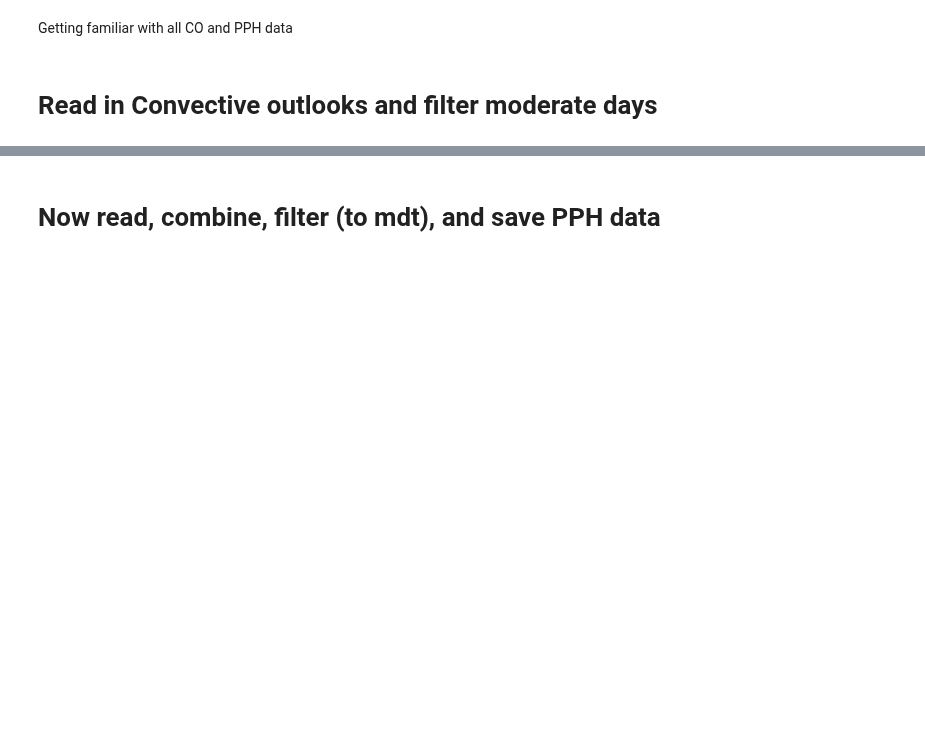
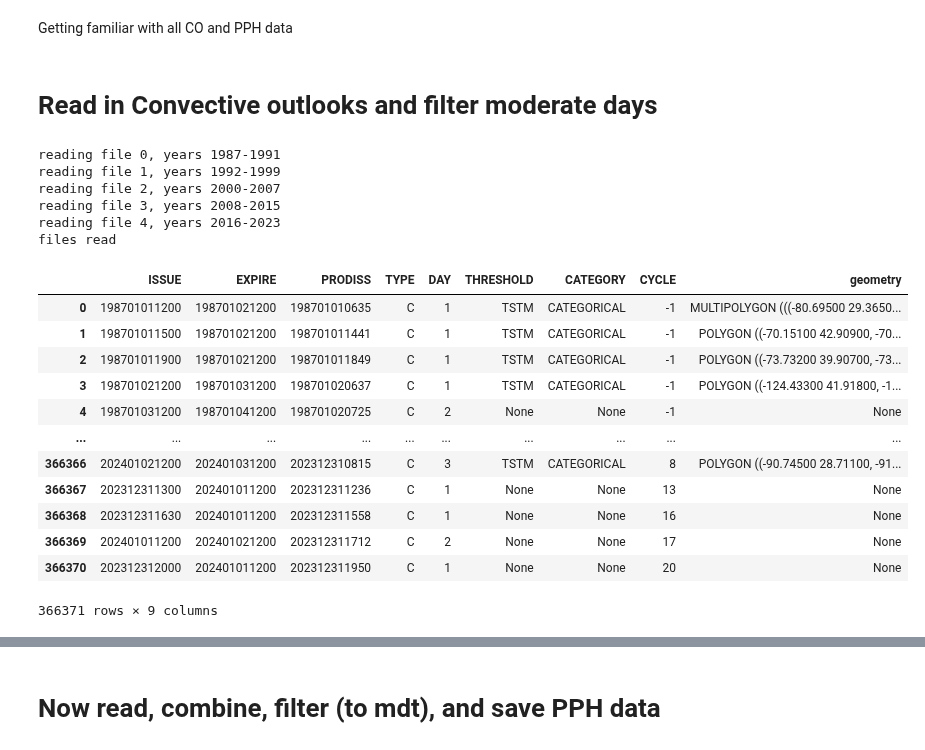
Before and after one commit to milesepstein13/severe-thunderstorm-analysis, a Jupyter notebook: load_data.ipynb, the cells around one changed output, grey strips where cells are left out. Drawn from its saved outputs; the diff is of its cells as text; code cells hidden in the pictures; blank space fills up the shorter version.

```diff
--- a/load_data.ipynb
+++ b/load_data.ipynb
@@ -28,14 +29,38 @@ pph_save_location = 'data/pph'
 # %%
 # Read convective outlooks into outlooks
 year_list = [[1987, 1991], [1992, 1999], [2000, 2007], [2008, 2015], [2016, 2023]]
+outlook_list = []
+
 for years, i in zip(year_list, range(len(year_list))):
-    print('reading file ' + str(i) + ', years ' + str(years[0]) +'-' + str(years[1]))
-    if i == 0:
-        outlooks_original = gp.read_file(outlook_raw_location + '/outlooks_' + str(years[0]) + '01010000_' + str(years[1]) + '12312359')
-    else:
-        outlooks_original = outlooks_original.append(gp.read_file(outlook_raw_location + '/outlooks_' + str(years[0]) + '01010000_' + str(years[1]) + '12312359'))
+    print('reading file ' + str(i) + ', years ' + str(years[0]) + '-' + str(years[1]))
+    gdf = gp.read_file(outlook_raw_location + '/outlooks_' + str(years[0]) + '01010000_' + str(years[1]) + '12312359')
+    outlook_list.append(gdf)
+
+# Concatenate all GeoDataFrames into one
+outlooks_original = pd.concat(outlook_list, ignore_index=True)
+
 print('files read')
 
 outlooks_original
+# %% [output]
+reading file 0, years 1987-1991
+reading file 1, years 1992-1999
+reading file 2, years 2000-2007
+reading file 3, years 2008-2015
+reading file 4, years 2016-2023
+files read
+|  | ISSUE | EXPIRE | PRODISS | TYPE | DAY | THRESHOLD | CATEGORY | CYCLE | geometry |
+| 0 | 198701011200 | 198701021200 | 198701010635 | C | 1 | TSTM | CATEGORICAL | -1 | MULTIPOLYGON (((-80.69500 29.3650... |
+| 1 | 198701011500 | 198701021200 | 198701011441 | C | 1 | TSTM | CATEGORICAL | -1 | POLYGON ((-70.15100 42.90900, -70... |
+| 2 | 198701011900 | 198701021200 | 198701011849 | C | 1 | TSTM | CATEGORICAL | -1 | POLYGON ((-73.73200 39.90700, -73... |
+| 3 | 198701021200 | 198701031200 | 198701020637 | C | 1 | TSTM | CATEGORICAL | -1 | POLYGON ((-124.43300 41.91800, -1... |
+| 4 | 198701031200 | 198701041200 | 198701020725 | C | 2 | None | None | -1 | None |
+| ... | ... | ... | ... | ... | ... | ... | ... | ... | ... |
+| 366366 | 202401021200 | 202401031200 | 202312310815 | C | 3 | TSTM | CATEGORICAL | 8 | POLYGON ((-90.74500 28.71100, -91... |
+| 366367 | 202312311300 | 202401011200 | 202312311236 | C | 1 | None | None | 13 | None |
+| 366368 | 202312311630 | 202401011200 | 202312311558 | C | 1 | None | None | 16 | None |
+| 366369 | 202401011200 | 202401021200 | 202312311712 | C | 2 | None | None | 17 | None |
+| 366370 | 202312312000 | 202401011200 | 202312311950 | C | 1 | None | None | 20 | None |
+366371 rows × 9 columns
 # %%
 # make dates datetime
```
Also changed, not shown: parts of 14 cells of this notebook, 1 other file.
